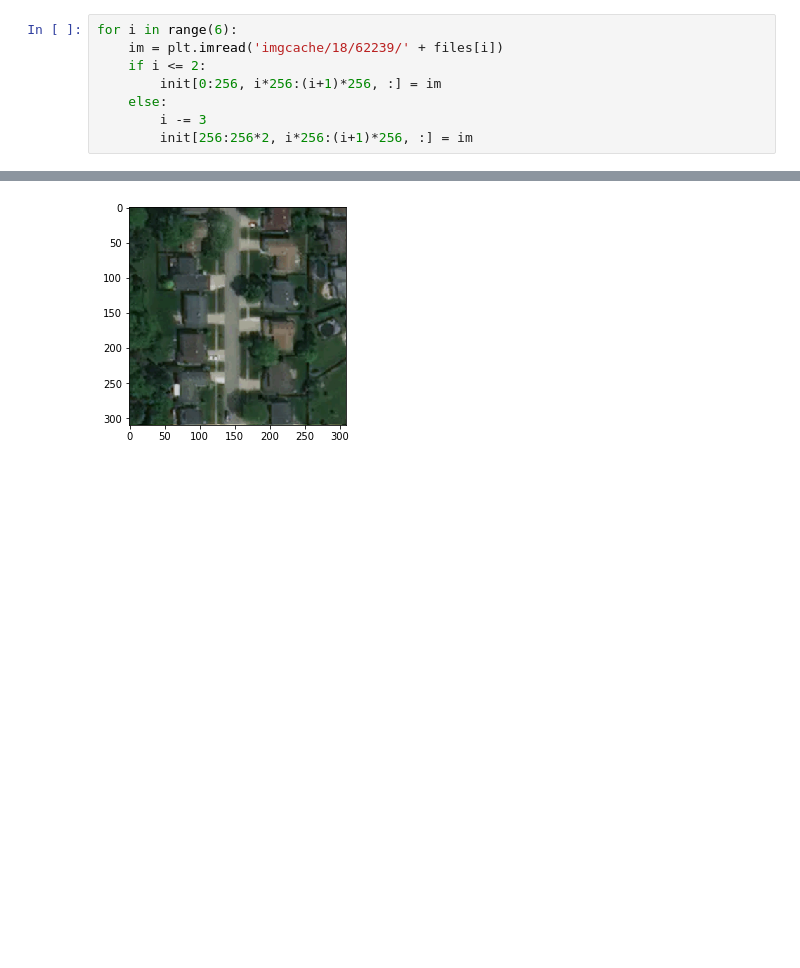
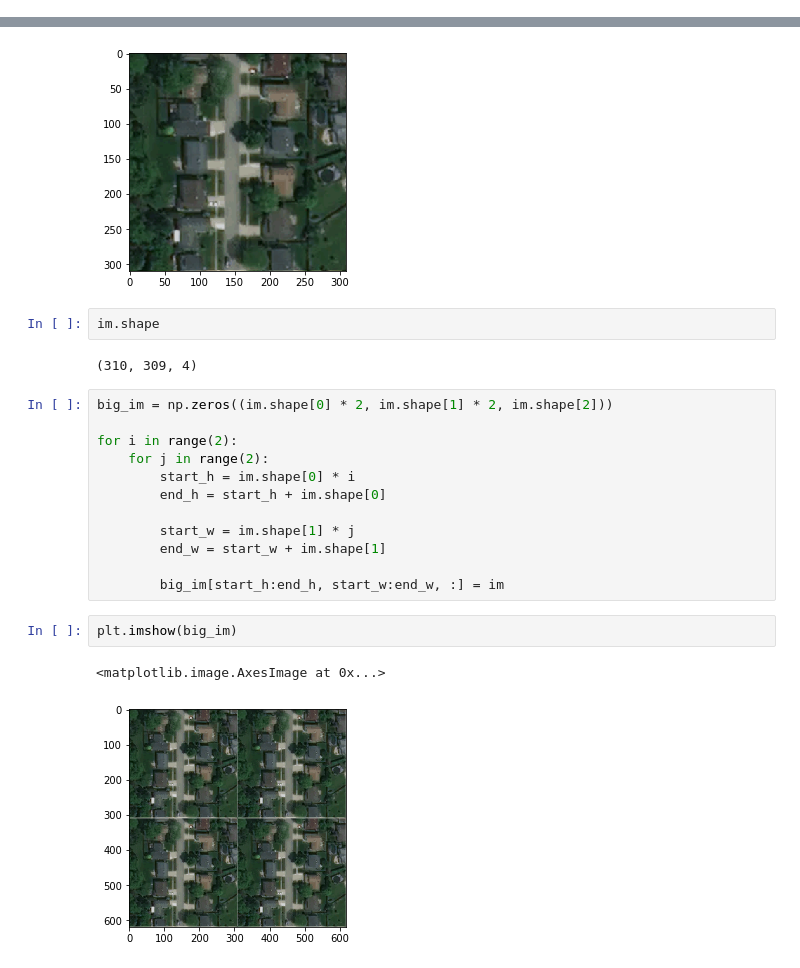
Before and after one commit to jmathur25/Salus, a Jupyter notebook: use_mrccn_detector_class.ipynb, the cells around one changed output, grey strips where cells are left out. Cells and saved outputs as stored; diff of their text form; blank space fills up the shorter version.

```diff
--- a/use_mrccn_detector_class.ipynb
+++ b/use_mrccn_detector_class.ipynb
@@ -24,8 +38,0 @@ init = np.zeros([256*2, 256*3, 3])
-# %%
-for i in range(6):
-    im = plt.imread('imgcache/18/62239/' + files[i])
-    if i <= 2:
-        init[0:256, i*256:(i+1)*256, :] = im
-    else:
-        i -= 3
-        init[256:256*2, i*256:(i+1)*256, :] = im
@@ -157,5 +42,26 @@ plt.imshow(im)
 # %% [output]
 <matplotlib.image.AxesImage at 0x...>
 [figure]
+# %%
+im.shape
+# %% [output]
+(310, 309, 4)
+# %%
+big_im = np.zeros((im.shape[0] * 2, im.shape[1] * 2, im.shape[2]))
+
+for i in range(2):
+    for j in range(2):
+        start_h = im.shape[0] * i
+        end_h = start_h + im.shape[0]
+
+        start_w = im.shape[1] * j
+        end_w = start_w + im.shape[1]
+
+        big_im[start_h:end_h, start_w:end_w, :] = im
+# %%
+plt.imshow(big_im)
+# %% [output]
+<matplotlib.image.AxesImage at 0x...>
+[figure, added]
 # %%
 out = mrcnn.detect_building(im[:,:,:3], rectanglify=True, to_fill=True)
```
Also changed, not shown: parts of 40 cells of this notebook, 7 other files.
